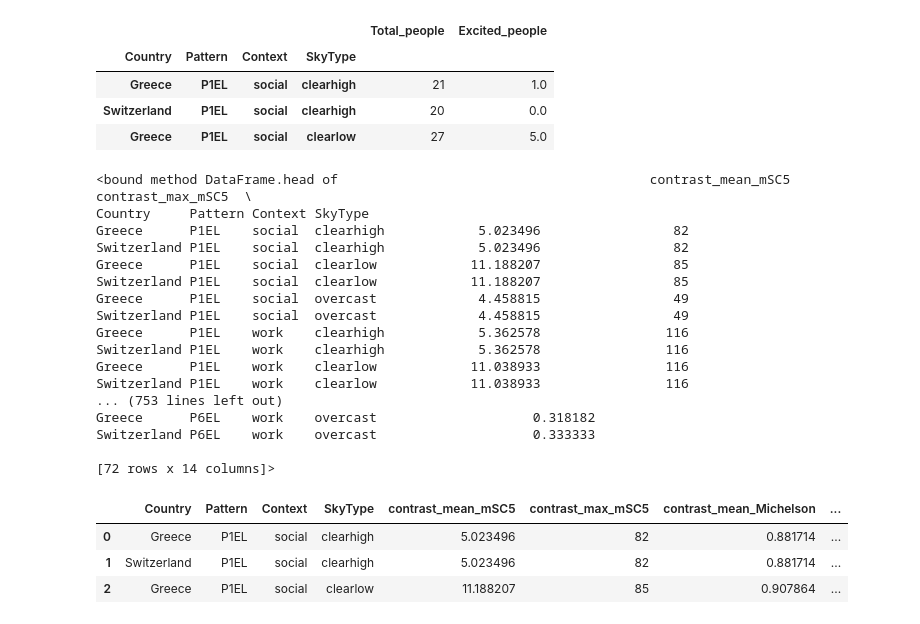
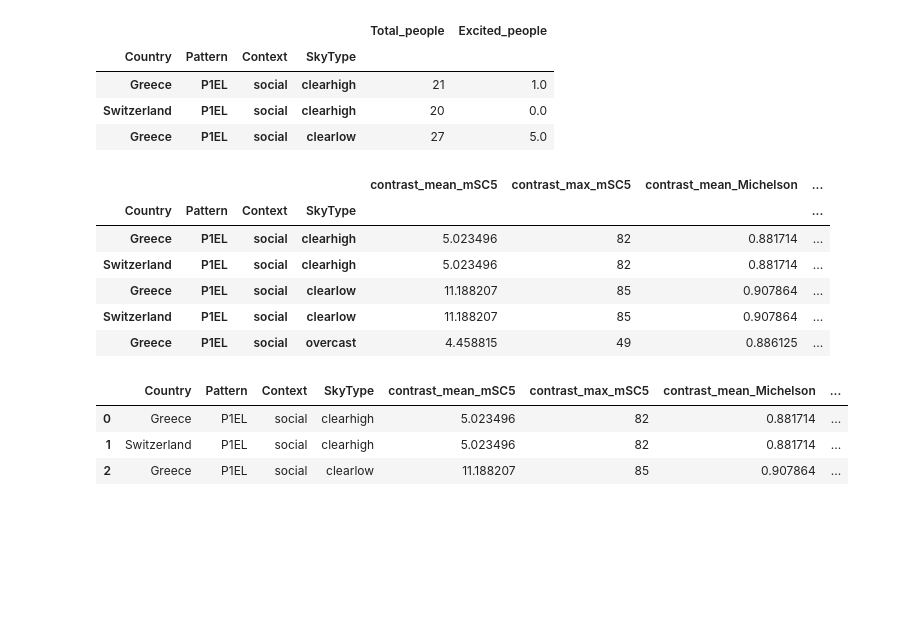
Before and after one commit to joSanchez28/Machine-Learning-EPFL, a Jupyter notebook: Project2-ArchitectureExperiment/Project2-Notebook - New Approach.ipynb, the cells around one changed output. Cells and saved outputs as stored; diff of their text form; code cells hidden in the pictures; blank space fills up the shorter version.

```diff
--- a/Project2-ArchitectureExperiment/Project2-Notebook - New Approach.ipynb
+++ b/Project2-ArchitectureExperiment/Project2-Notebook - New Approach.ipynb
@@ -293,25 +291,15 @@ fdata[["Total_people", "Excited_people"]].head(3)
 # %%
 fdata["Percentage_excited_people"] = fdata["Excited_people"] / fdata["Total_people"]
 # %%
-fdata.head
+fdata.head()
 # %% [output]
-<bound method DataFrame.head of                                        contrast_mean_mSC5  contrast_max_mSC5  \
-Country     Pattern Context SkyType
-Greece      P1EL    social  clearhigh            5.023496                 82
-Switzerland P1EL    social  clearhigh            5.023496                 82
-Greece      P1EL    social  clearlow            11.188207                 85
-Switzerland P1EL    social  clearlow            11.188207                 85
-Greece      P1EL    social  overcast             4.458815                 49
-Switzerland P1EL    social  overcast             4.458815                 49
-Greece      P1EL    work    clearhigh            5.362578                116
-Switzerland P1EL    work    clearhigh            5.362578                116
-Greece      P1EL    work    clearlow            11.038933                116
-Switzerland P1EL    work    clearlow            11.038933                116
-... (753 lines left out)
-Greece      P6EL    work    overcast                    0.318182
-Switzerland P6EL    work    overcast                    0.333333
-
-[72 rows x 14 columns]>
+|  |  |  |  | contrast_mean_mSC5 | contrast_max_mSC5 | contrast_mean_Michelson | ... |
+| Country | Pattern | Context | SkyType |  |  |  | ... |
+| Greece | P1EL | social | clearhigh | 5.023496 | 82 | 0.881714 | ... |
+| Switzerland | P1EL | social | clearhigh | 5.023496 | 82 | 0.881714 | ... |
+| Greece | P1EL | social | clearlow | 11.188207 | 85 | 0.907864 | ... |
+| Switzerland | P1EL | social | clearlow | 11.188207 | 85 | 0.907864 | ... |
+| Greece | P1EL | social | overcast | 4.458815 | 49 | 0.886125 | ... |
 # %%
 fdata = fdata.drop(columns = ["Total_people", "Excited_people"])
 fdata.reset_index(inplace = True)
```
Also changed, not shown: parts of 28 cells of this notebook.
